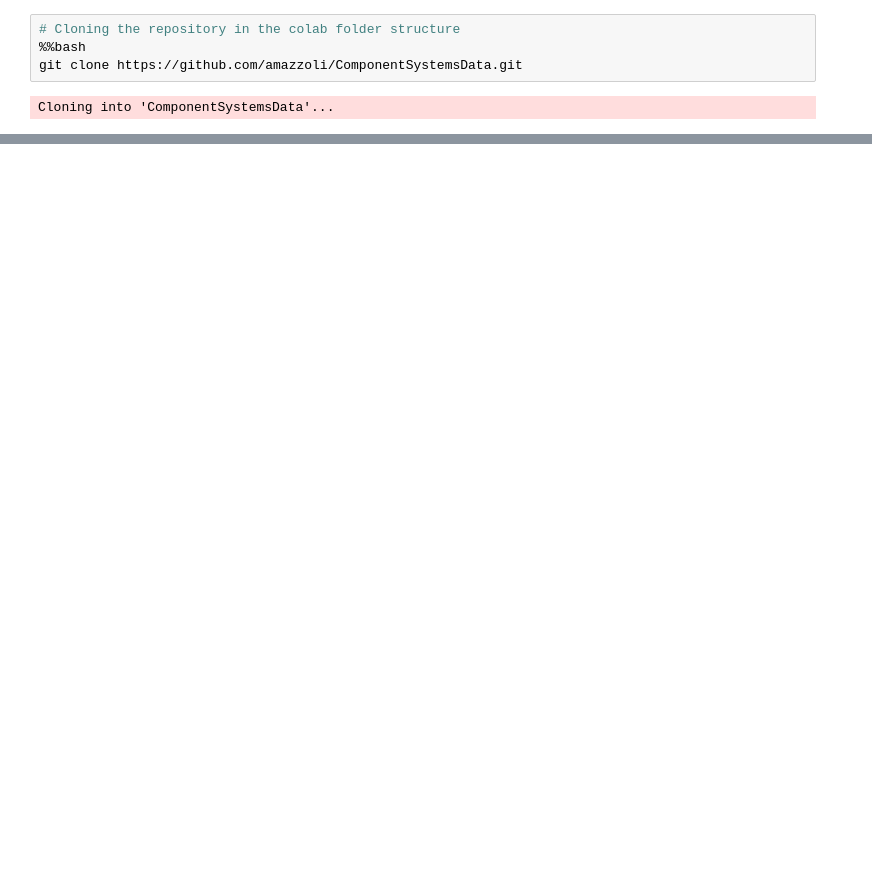
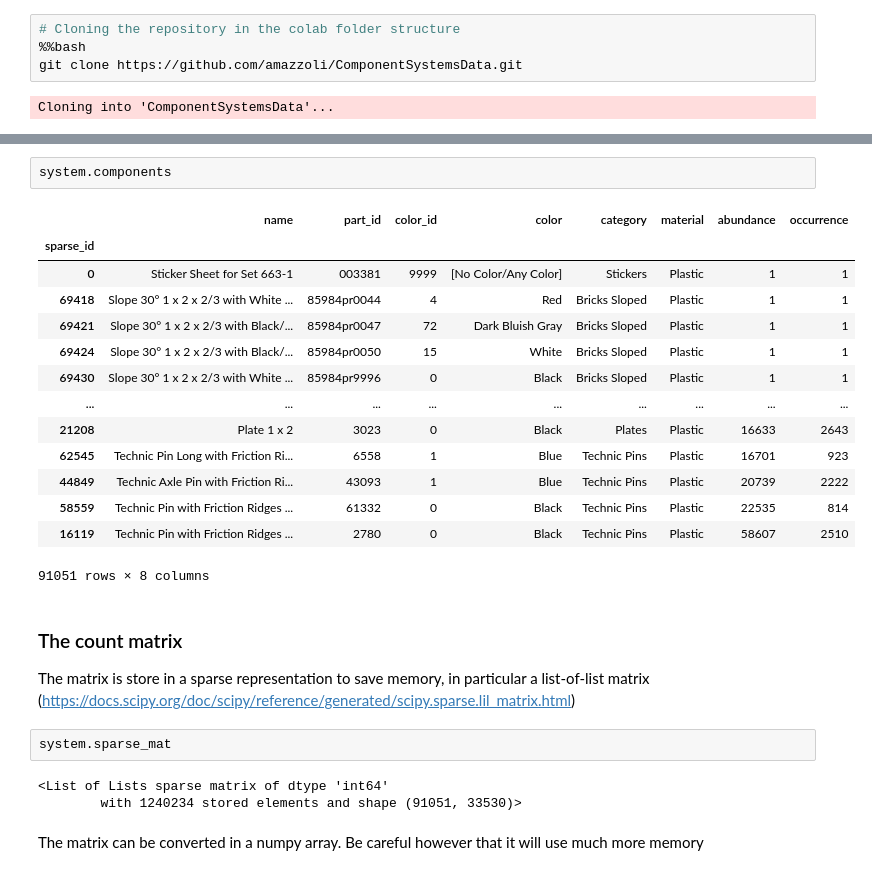
Before and after one commit to amazzoli/ComponentSystemsData, a Jupyter notebook: tutorials/1_Load_system.ipynb, the cells around one changed output, grey strips where cells are left out. Cells and saved outputs as stored; diff of their text form; blank space fills up the shorter version.

```diff
--- a/tutorials/1_Load_system.ipynb
+++ b/tutorials/1_Load_system.ipynb
@@ -141 +86,29 @@ cs.components.loc[parts]
+# %%
+system.components
+# %% [output]
+|  | name | part_id | color_id | color | category | material | abundance | occurrence |
+| sparse_id |  |  |  |  |  |  |  |  |
+| 0 | Sticker Sheet for Set 663-1 | 003381 | 9999 | [No Color/Any Color] | Stickers | Plastic | 1 | 1 |
+| 69418 | Slope 30° 1 x 2 x 2/3 with White ... | 85984pr0044 | 4 | Red | Bricks Sloped | Plastic | 1 | 1 |
+| 69421 | Slope 30° 1 x 2 x 2/3 with Black/... | 85984pr0047 | 72 | Dark Bluish Gray | Bricks Sloped | Plastic | 1 | 1 |
+| 69424 | Slope 30° 1 x 2 x 2/3 with Black/... | 85984pr0050 | 15 | White | Bricks Sloped | Plastic | 1 | 1 |
+| 69430 | Slope 30° 1 x 2 x 2/3 with White ... | 85984pr9996 | 0 | Black | Bricks Sloped | Plastic | 1 | 1 |
+| ... | ... | ... | ... | ... | ... | ... | ... | ... |
+| 21208 | Plate 1 x 2 | 3023 | 0 | Black | Plates | Plastic | 16633 | 2643 |
+| 62545 | Technic Pin Long with Friction Ri... | 6558 | 1 | Blue | Technic Pins | Plastic | 16701 | 923 |
+| 44849 | Technic Axle Pin with Friction Ri... | 43093 | 1 | Blue | Technic Pins | Plastic | 20739 | 2222 |
+| 58559 | Technic Pin with Friction Ridges ... | 61332 | 0 | Black | Technic Pins | Plastic | 22535 | 814 |
+| 16119 | Technic Pin with Friction Ridges ... | 2780 | 0 | Black | Technic Pins | Plastic | 58607 | 2510 |
+91051 rows × 8 columns
+# %% [markdown]
+### The count matrix
+
+The matrix is store in a sparse representation to save memory, in particular a list-of-list matrix (https://docs.scipy.org/doc/scipy/reference/generated/scipy.sparse.lil_matrix.html)
+# %%
+system.sparse_mat
+# %% [output]
+<List of Lists sparse matrix of dtype 'int64'
+        with 1240234 stored elements and shape (91051, 33530)>
+# %% [markdown]
+The matrix can be converted in a numpy array. Be careful however that it will use much more memory
 # %%
```
Also changed, not shown: parts of 21 cells of this notebook.
